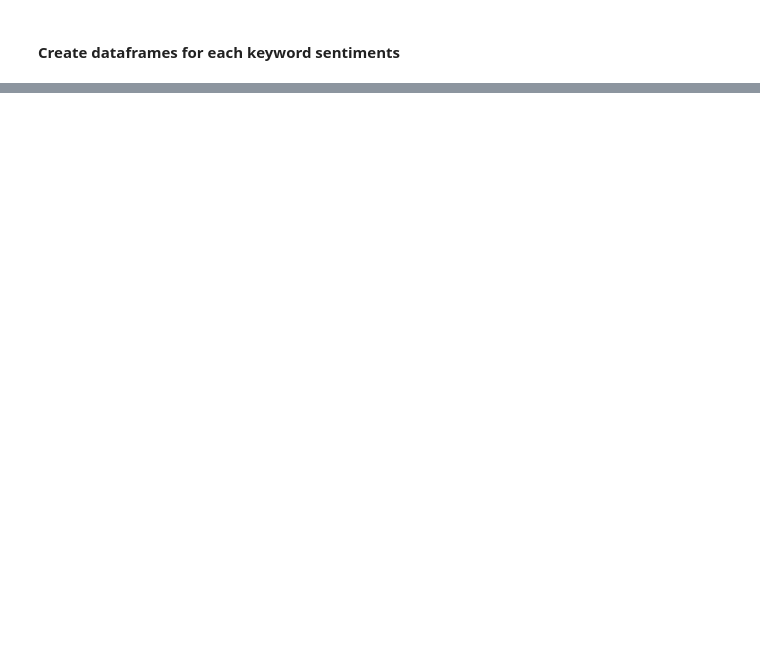
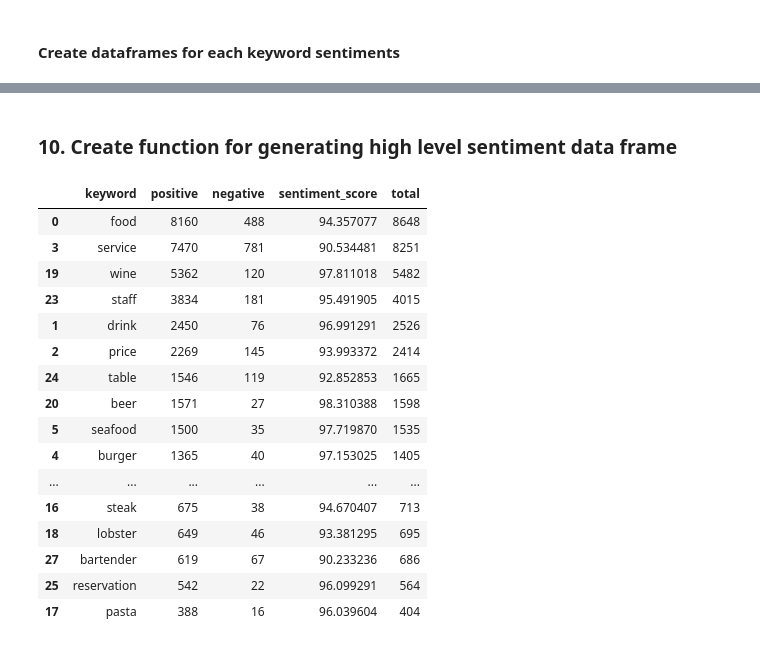
Before and after one commit to sathitvudh/stat628-module3-group4-fall2022-uwmadison, a Jupyter notebook: code/Review Analysis/Bar Reviews Sentiment Analysis.ipynb, the cells around one changed output, grey strips where cells are left out. Saved outputs shown, nothing was run; the diff lists cells and outputs as text; code cells hidden in the pictures; blank space fills up the shorter version.

```diff
--- a/code/Review Analysis/Bar Reviews Sentiment Analysis.ipynb
+++ b/code/Review Analysis/Bar Reviews Sentiment Analysis.ipynb
@@ -594,0 +807,42 @@ test = df_service.append(df_price).to_csv("test.csv")
+# %% [markdown]
+### 10. Create function for generating high level sentiment data frame
+# %%
+def overview(keyword):
+    key = keyword
+    df = final_review_sentiment[final_review_sentiment["keyword"] == key]
+    tot_pos = np.sum(df["positive_count"])
+    tot_neg = np.sum(df["negative_count"])
+    overall_sentiment = 100*tot_pos/(tot_pos+tot_neg)
+
+    return key, tot_pos, tot_neg, overall_sentiment
+# %%
+sentiment_by_type_df = pd.DataFrame()
+
+for keyword in keyword_list:
+    result = [overview(keyword)]
+    sentiment_by_type_df = sentiment_by_type_df.append(result)
+
+sentiment_by_type_df = sentiment_by_type_df.reset_index().drop(columns=["index"])
+sentiment_by_type_df = sentiment_by_type_df.rename(columns={0:"keyword",1:"positive",2:"negative",3:"sentiment_score"})
+# %%
+sentiment_by_type_df["total"] = sentiment_by_type_df["positive"] + sentiment_by_type_df["negative"]
+# %%
+sentiment_by_type_df.sort_values(by = ["total"], ascending = False)
+# %% [output]
+|  | keyword | positive | negative | sentiment_score | total |
+| 0 | food | 8160 | 488 | 94.357077 | 8648 |
+| 3 | service | 7470 | 781 | 90.534481 | 8251 |
+| 19 | wine | 5362 | 120 | 97.811018 | 5482 |
+| 23 | staff | 3834 | 181 | 95.491905 | 4015 |
+| 1 | drink | 2450 | 76 | 96.991291 | 2526 |
+| 2 | price | 2269 | 145 | 93.993372 | 2414 |
+| 24 | table | 1546 | 119 | 92.852853 | 1665 |
+| 20 | beer | 1571 | 27 | 98.310388 | 1598 |
+| 5 | seafood | 1500 | 35 | 97.719870 | 1535 |
+| 4 | burger | 1365 | 40 | 97.153025 | 1405 |
+| ... | ... | ... | ... | ... | ... |
+| 16 | steak | 675 | 38 | 94.670407 | 713 |
+| 18 | lobster | 649 | 46 | 93.381295 | 695 |
+| 27 | bartender | 619 | 67 | 90.233236 | 686 |
+| 25 | reservation | 542 | 22 | 96.099291 | 564 |
+| 17 | pasta | 388 | 16 | 96.039604 | 404 |
```
Also changed, not shown: parts of 27 cells of this notebook, 40 other files.
